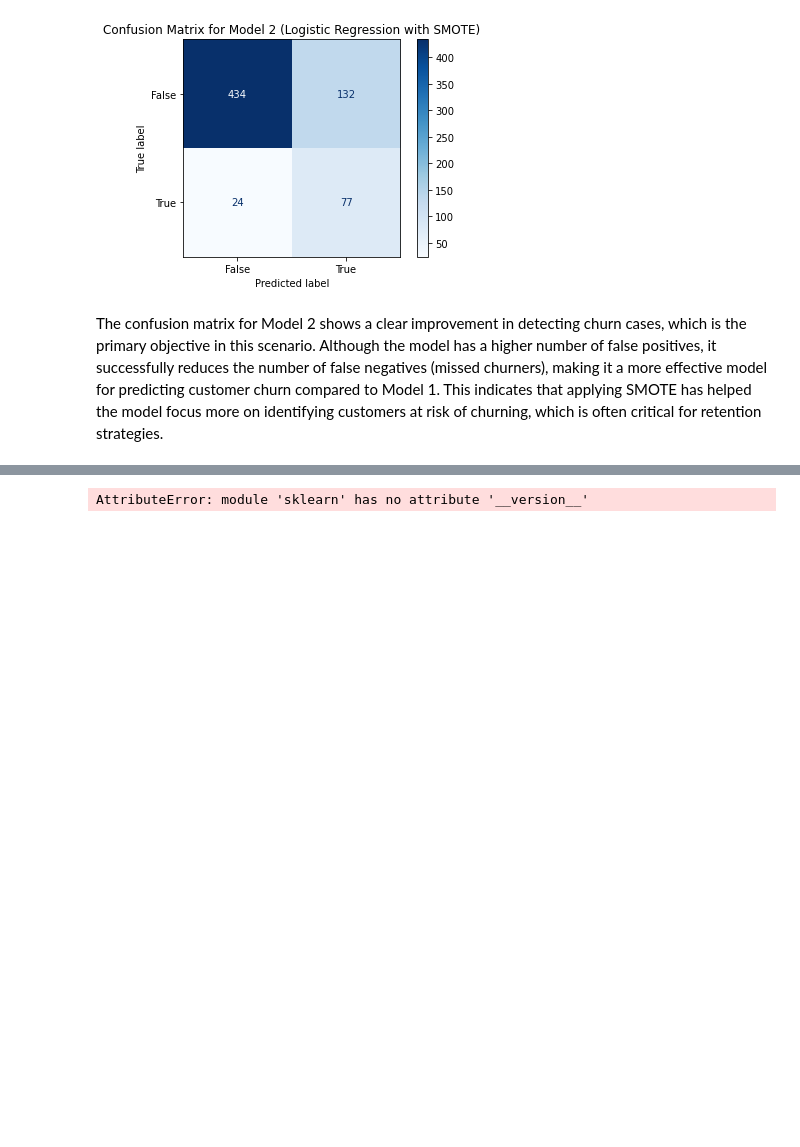
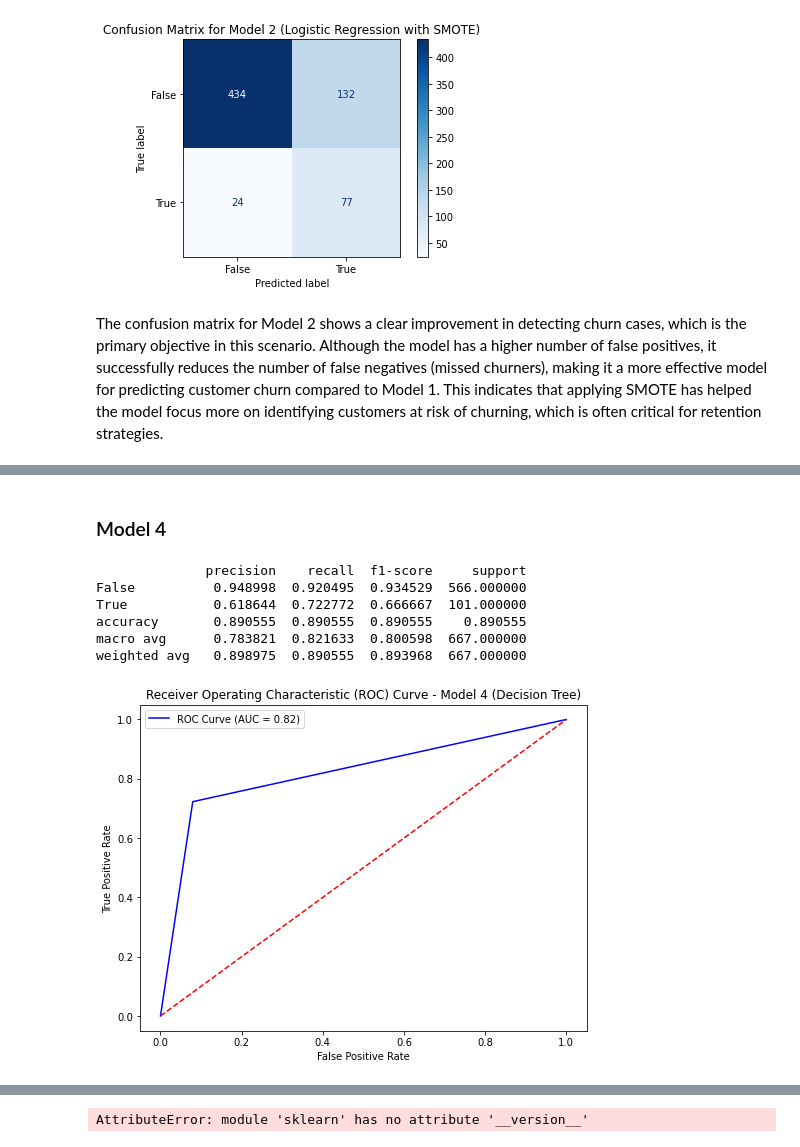
Before and after one commit to engige/syriatel_churn_modeling, a Jupyter notebook: index.ipynb, the cells around one changed output, grey strips where cells are left out. Saved outputs shown, nothing was run; the diff lists cells and outputs as text; code cells hidden in the pictures; blank space fills up the shorter version.

```diff
--- a/index.ipynb
+++ b/index.ipynb
@@ -323,0 +399,51 @@ The confusion matrix for Model 2 shows a clear improvement in detecting churn ca
+# %% [markdown]
+### Model 4
+# %%
+from sklearn.tree import DecisionTreeClassifier
+
+# Initialize the Decision Tree model
+decision_tree = DecisionTreeClassifier(random_state=42)
+
+# Train the Decision Tree model on the resampled training data
+decision_tree.fit(X_train_resampled, y_train_resampled)
+
+# Make predictions on the test data
+y_pred_tree = decision_tree.predict(X_test_final)
+
+# Evaluate the Decision Tree model (Model 4)
+accuracy_tree = accuracy_score(y_test, y_pred_tree)
+report_tree = classification_report(y_test, y_pred_tree)
+
+# Generate the classification report as a dictionary
+report_dict = classification_report(y_test, y_pred_tree, output_dict=True)
+
+# Convert the classification report to a DataFrame for tabular display
+report_df = pd.DataFrame(report_dict).transpose()
+
+# Print the classification report in a tabular format
+print(report_df)
+# %% [output]
+              precision    recall  f1-score     support
+False          0.948998  0.920495  0.934529  566.000000
+True           0.618644  0.722772  0.666667  101.000000
+accuracy       0.890555  0.890555  0.890555    0.890555
+macro avg      0.783821  0.821633  0.800598  667.000000
+weighted avg   0.898975  0.890555  0.893968  667.000000
+# %%
+# Calculate ROC AUC score for the Decision Tree model
+roc_auc_tree = roc_auc_score(y_test, decision_tree.predict_proba(X_test_final)[:, 1])
+
+# Calculate ROC curve for the Decision Tree model
+fpr_tree, tpr_tree, thresholds_tree = roc_curve(y_test, decision_tree.predict_proba(X_test_final)[:, 1])
+
+# Plot ROC curve for the Decision Tree model
+plt.figure(figsize=(8, 6))
+plt.plot(fpr_tree, tpr_tree, color='blue', label=f'ROC Curve (AUC = {roc_auc_tree:.2f})')
+plt.plot([0, 1], [0, 1], color='red', linestyle='--')
+plt.xlabel('False Positive Rate')
+plt.ylabel('True Positive Rate')
+plt.title('Receiver Operating Characteristic (ROC) Curve - Model 4 (Decision Tree)')
+plt.legend()
+plt.show()
+# %% [output]
+[figure, added]
```
Also changed, not shown: parts of 15 cells of this notebook.
